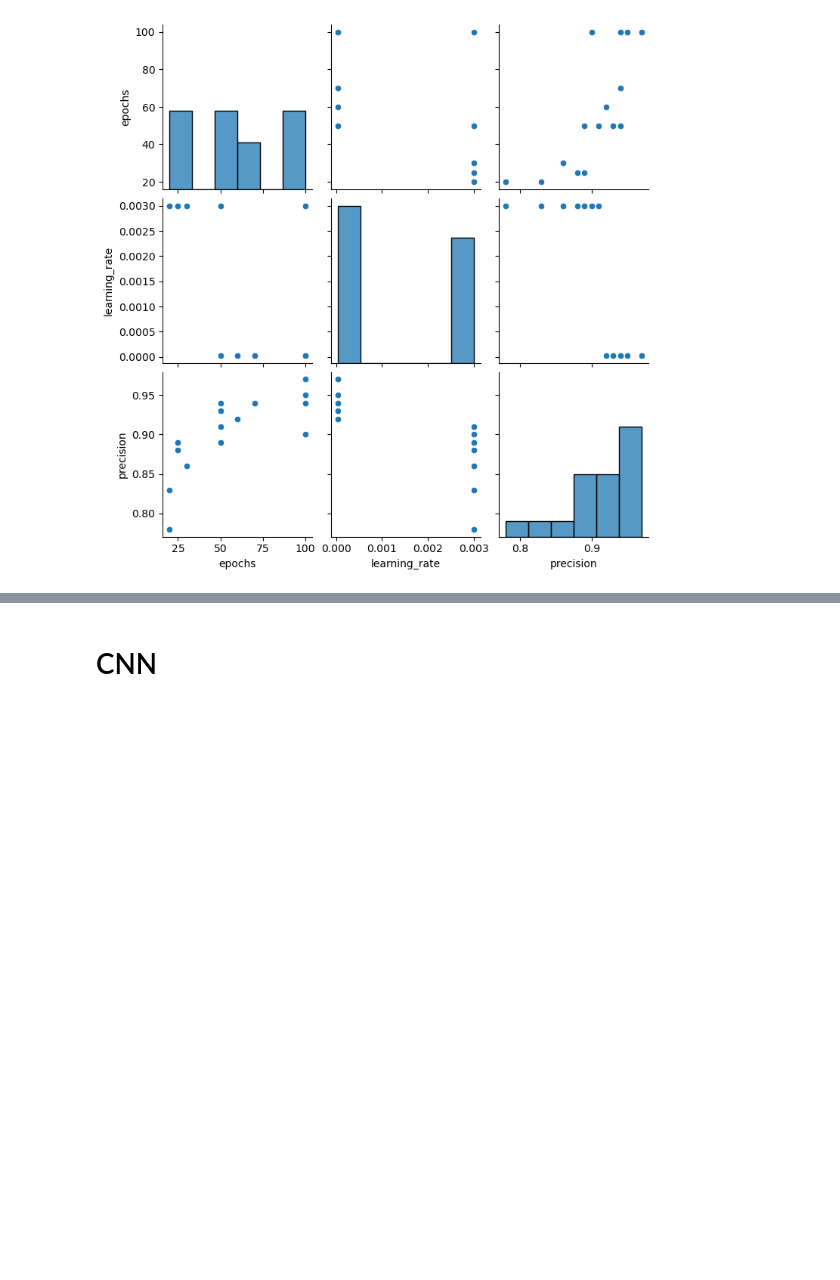
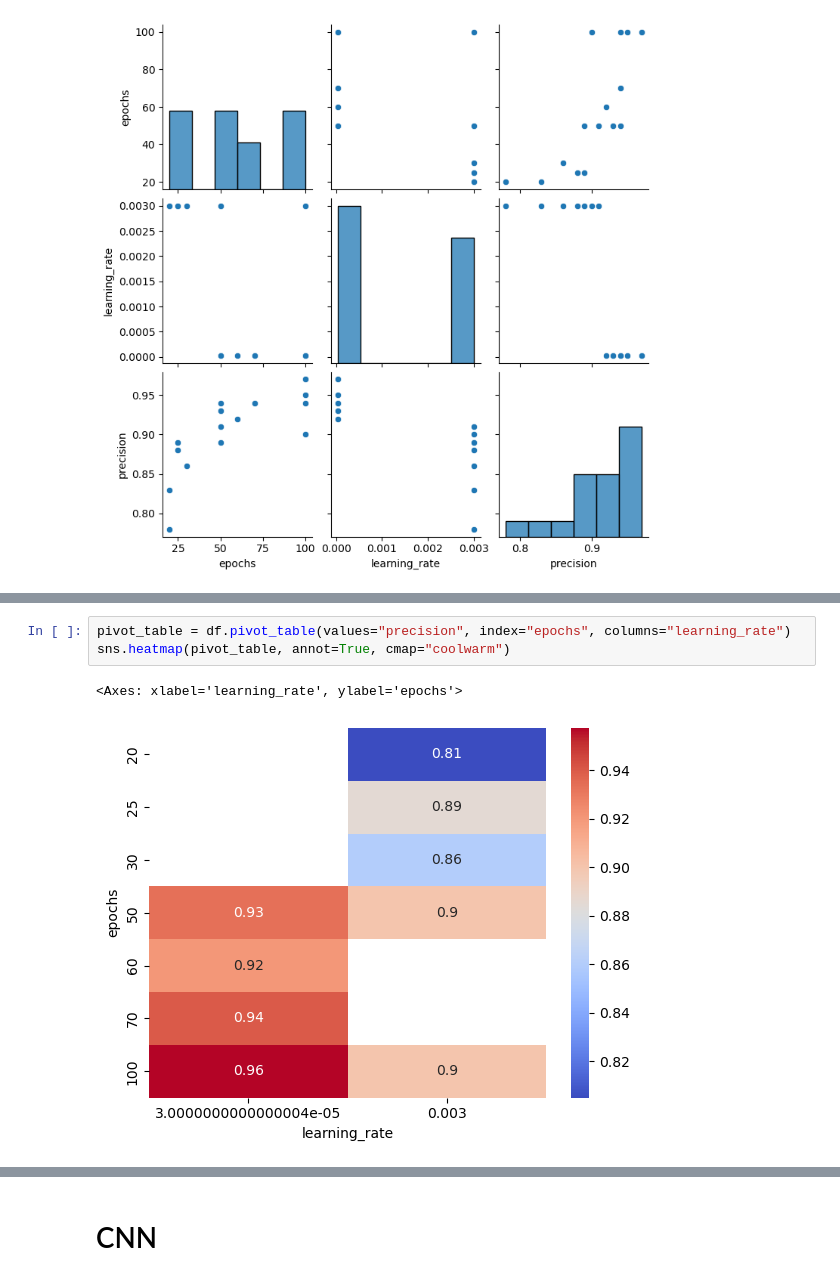
Before and after one commit to Erickllino/Projeto-IF702, a Jupyter notebook: 1o-MiniProjeto/main.ipynb, the cells around one changed output, grey strips where cells are left out. Saved outputs shown, nothing was run; the diff lists cells and outputs as text; blank space fills up the shorter version.

```diff
--- a/1o-MiniProjeto/main.ipynb
+++ b/1o-MiniProjeto/main.ipynb
@@ -232,0 +239,6 @@ sns.pairplot(df, vars=["epochs", "learning_rate", "precision"])
+# %%
+pivot_table = df.pivot_table(values="precision", index="epochs", columns="learning_rate")
+sns.heatmap(pivot_table, annot=True, cmap="coolwarm")
+# %% [output]
+<Axes: xlabel='learning_rate', ylabel='epochs'>
+[figure, added]
```
Also changed, not shown: parts of 15 cells of this notebook.
